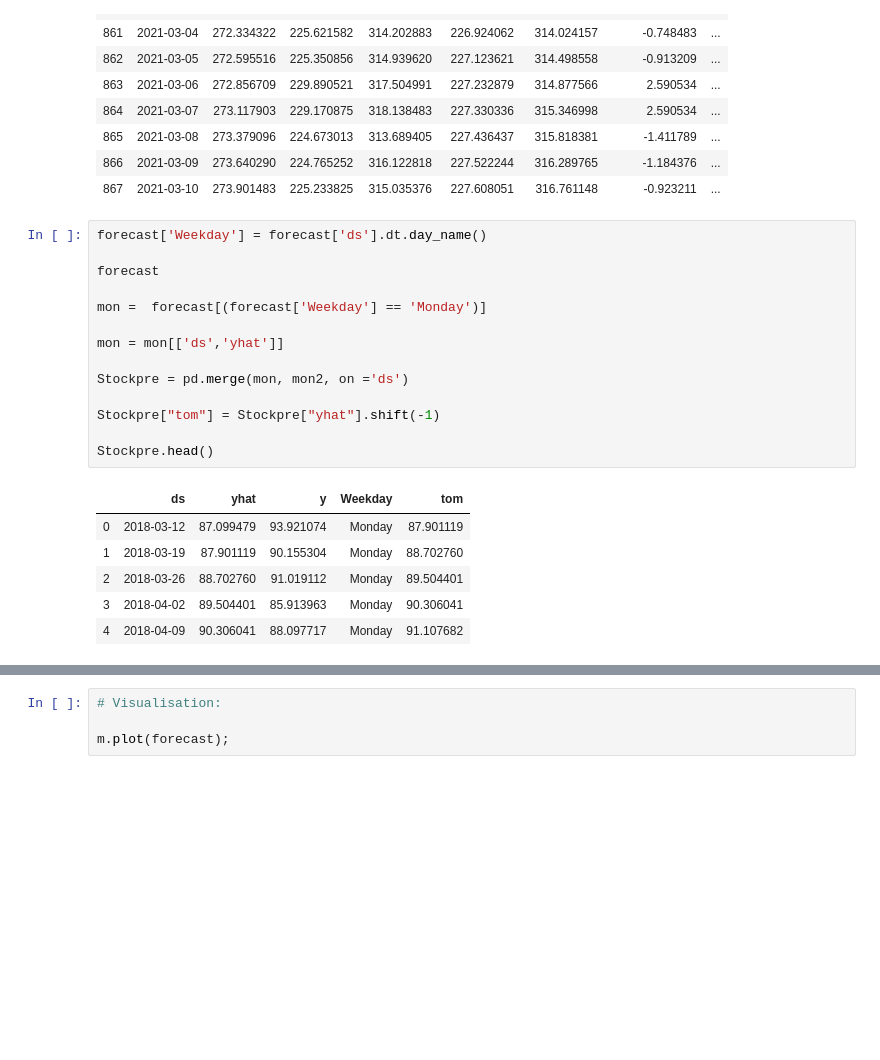
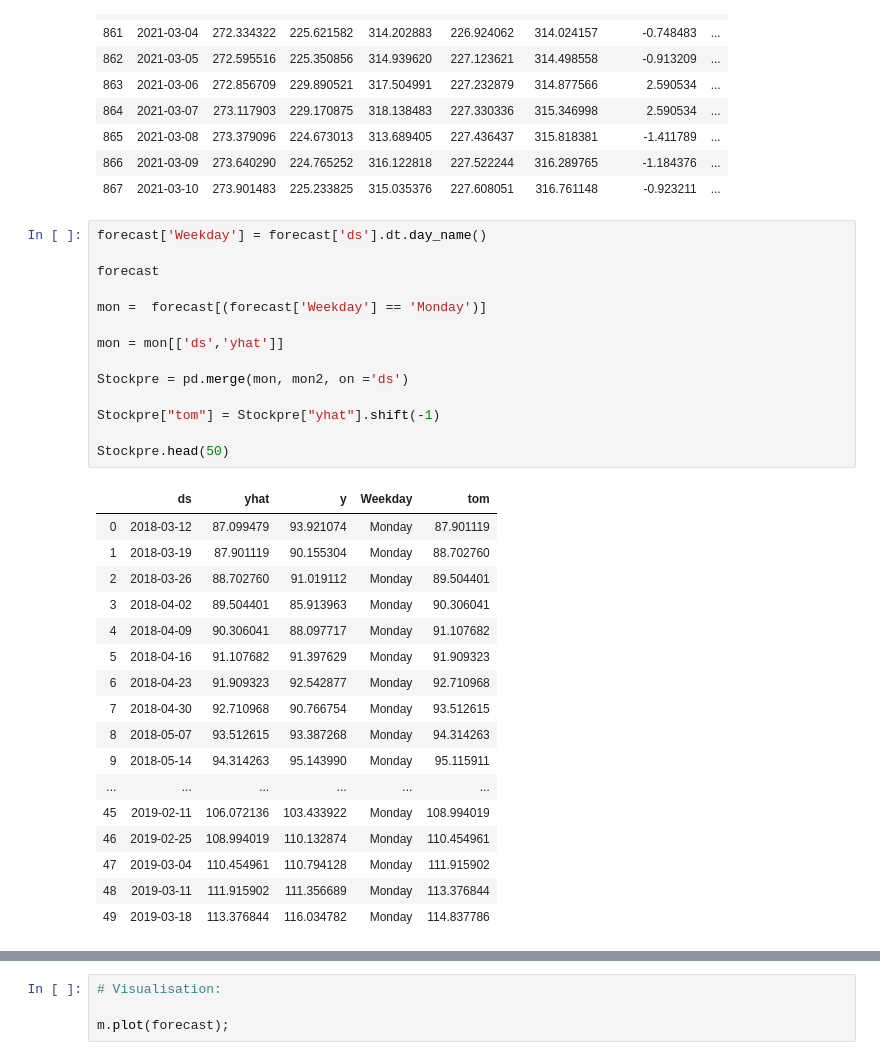
Before and after one commit to AtillaToy/Project_3, a Jupyter notebook: Stock Price Prediction with the help of python and fbprophet(prophet) library_Part 1.ipynb, the cells around one changed output, grey strips where cells are left out. Cells and saved outputs as stored; diff of their text form; blank space fills up the shorter version.

```diff
--- a/Stock Price Prediction with the help of python and fbprophet(prophet) library_Part 1.ipynb
+++ b/Stock Price Prediction with the help of python and fbprophet(prophet) library_Part 1.ipynb
@@ -180,22 +180,33 @@ forecast.tail(10)
 # %%
 forecast['Weekday'] = forecast['ds'].dt.day_name()
 
 forecast
 
 mon =  forecast[(forecast['Weekday'] == 'Monday')]
 
 mon = mon[['ds','yhat']]
 
 Stockpre = pd.merge(mon, mon2, on ='ds')
 
 Stockpre["tom"] = Stockpre["yhat"].shift(-1)
 
-Stockpre.head()
+Stockpre.head(50)
 # %% [output]
 |  | ds | yhat | y | Weekday | tom |
 | 0 | 2018-03-12 | 87.099479 | 93.921074 | Monday | 87.901119 |
 | 1 | 2018-03-19 | 87.901119 | 90.155304 | Monday | 88.702760 |
 | 2 | 2018-03-26 | 88.702760 | 91.019112 | Monday | 89.504401 |
 | 3 | 2018-04-02 | 89.504401 | 85.913963 | Monday | 90.306041 |
 | 4 | 2018-04-09 | 90.306041 | 88.097717 | Monday | 91.107682 |
+| 5 | 2018-04-16 | 91.107682 | 91.397629 | Monday | 91.909323 |
+| 6 | 2018-04-23 | 91.909323 | 92.542877 | Monday | 92.710968 |
+| 7 | 2018-04-30 | 92.710968 | 90.766754 | Monday | 93.512615 |
+| 8 | 2018-05-07 | 93.512615 | 93.387268 | Monday | 94.314263 |
+| 9 | 2018-05-14 | 94.314263 | 95.143990 | Monday | 95.115911 |
+| ... | ... | ... | ... | ... | ... |
+| 45 | 2019-02-11 | 106.072136 | 103.433922 | Monday | 108.994019 |
+| 46 | 2019-02-25 | 108.994019 | 110.132874 | Monday | 110.454961 |
+| 47 | 2019-03-04 | 110.454961 | 110.794128 | Monday | 111.915902 |
+| 48 | 2019-03-11 | 111.915902 | 111.356689 | Monday | 113.376844 |
+| 49 | 2019-03-18 | 113.376844 | 116.034782 | Monday | 114.837786 |
 # %%
```
Also changed, not shown: parts of 1 cell of this notebook.
